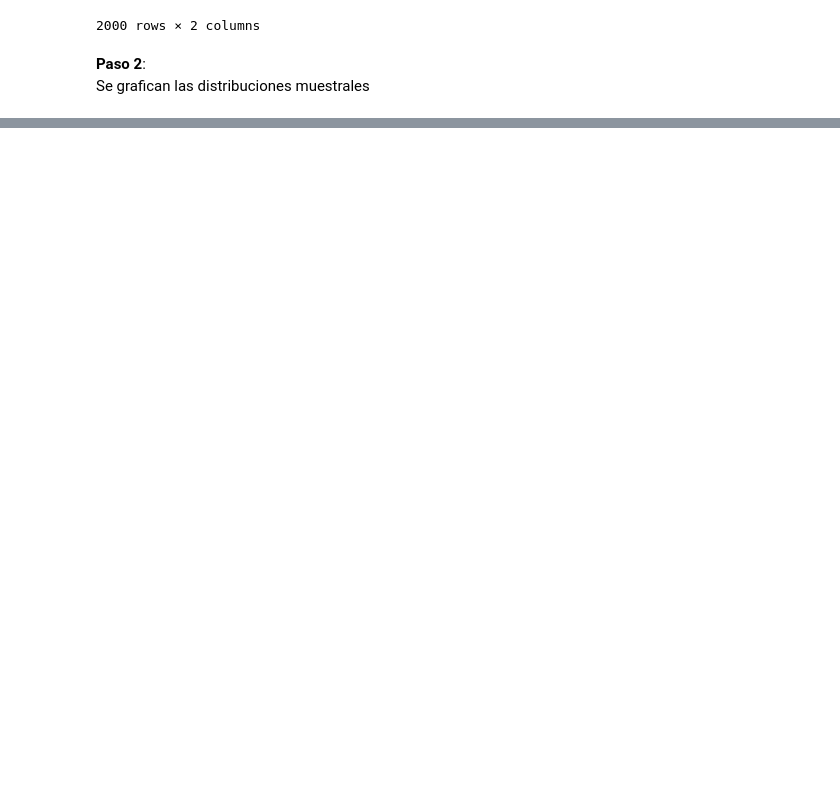
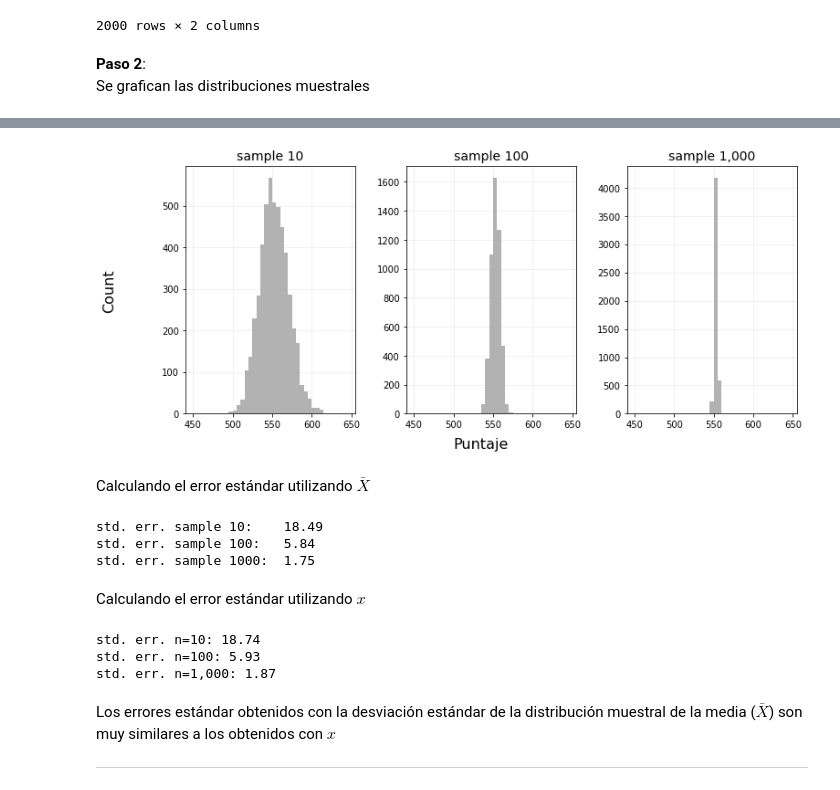
Before and after one commit to CAMM961001/itam-mcd, a Jupyter notebook: fundamentos-estadisticos/libros/03_distribucion_muestral.ipynb, the cells around one changed output, grey strips where cells are left out. Cells and saved outputs as stored; diff of their text form; code cells hidden in the pictures; blank space fills up the shorter version.

```diff
--- a/fundamentos-estadisticos/libros/03_distribucion_muestral.ipynb
+++ b/fundamentos-estadisticos/libros/03_distribucion_muestral.ipynb
@@ -176,0 +246,54 @@ Entonces, considerando los datos de ENLACE edo. de México (ENLACE era una prueb
+# %%
+fig = plt.figure(figsize=(12,5))
+spec = plt.GridSpec(ncols=3, nrows=1, wspace=0.3)
+bins = np.arange(450, 650, 5)
+
+#Para muestra tamaño 10
+ax0 = fig.add_subplot(spec[0])
+ax0.hist(results['result'].loc[results['type'] == 'sample 10'], bins=bins, color='black', alpha=0.3)
+ax0.set_title('sample 10', fontsize=14)
+ax0.grid(alpha=0.2)
+
+#Para muestra tamaño 100
+ax1 = fig.add_subplot(spec[1])
+ax1.hist(results['result'].loc[results['type'] == 'sample 100'], bins=bins, color='black', alpha=0.3)
+ax1.set_title('sample 100', fontsize=14)
+ax1.grid(alpha=0.2)
+
+#Para muestra tamaño 1_000
+ax1 = fig.add_subplot(spec[2])
+ax1.hist(results['result'].loc[results['type'] == 'sample 1000'], bins=bins, color='black', alpha=0.3)
+ax1.set_title('sample 1,000', fontsize=14)
+ax1.grid(alpha=0.2)
+
+#Anotaciones y estilo global
+fig.supxlabel('Puntaje', fontsize=16)
+fig.supylabel('Count', fontsize=16)
+
+plt.show()
+# %% [output]
+[figure, added]
+# %% [markdown]
+Calculando el error estándar utilizando $\bar{X}$
+# %%
+for sample_size in results['type'].unique():
+    std_err = results['result'].loc[results['type'] == sample_size].std()
+    print(f"std. err. {sample_size}:\t{std_err:.2f}")
+# %% [output]
+std. err. sample 10:    18.49
+std. err. sample 100:   5.84
+std. err. sample 1000:  1.75
+# %% [markdown]
+Calculando el error estándar utilizando $x$
+# %%
+for i in n:
+    std_err = enlace['esp_3'].std() / np.sqrt(i)
+    print(f"std. err. n={i:,}: {std_err:.2f}")
+# %% [output]
+std. err. n=10: 18.74
+std. err. n=100: 5.93
+std. err. n=1,000: 1.87
+# %% [markdown]
+Los errores estándar obtenidos con la desviación estándar de la distribución muestral de la media ($\bar{X}$) son muy similares a los obtenidos con $x$
+
+---
```
Also changed, not shown: parts of 10 cells of this notebook.
